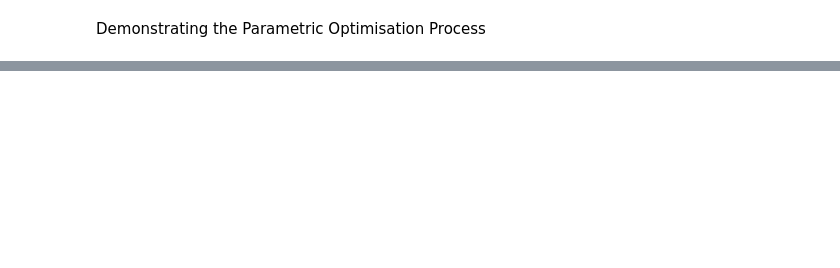
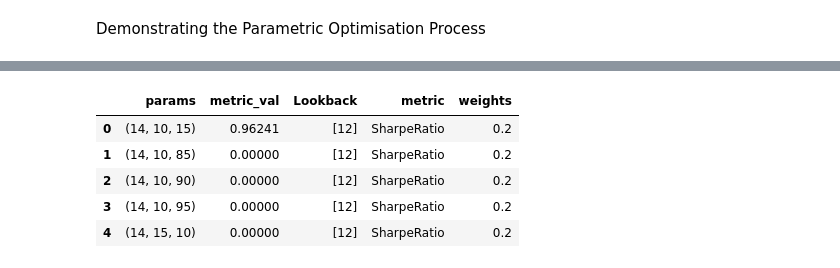
Before and after one commit to Suprabhash/AlgoTrading-IIMC, a Jupyter notebook: Backtest_Test.ipynb, the cells around one changed output, grey strips where cells are left out. Cells and saved outputs as stored; diff of their text form; code cells hidden in the pictures; blank space fills up the shorter version.

```diff
--- a/Backtest_Test.ipynb
+++ b/Backtest_Test.ipynb
@@ -85,0 +182,4 @@ Selecting best and mailing results
+# %%
+with open("Caches/^NSEI/D/RSI/weighted_strategies/Results_LP1_Recal12_NS5_Moutperformance.pkl", 'rb') as file:
+    weighted_strategies = pickle.load(file)
+weighted_strategies
@@ -85,0 +219,9 @@ Selecting best and mailing results
+# %%
+weighted_strategies[-1]["Strategies"]
+# %% [output]
+|  | params | metric_val | Lookback | metric | weights |
+| 0 | (14, 10, 15) | 0.96241 | [12] | SharpeRatio | 0.2 |
+| 1 | (14, 10, 85) | 0.00000 | [12] | SharpeRatio | 0.2 |
+| 2 | (14, 10, 90) | 0.00000 | [12] | SharpeRatio | 0.2 |
+| 3 | (14, 10, 95) | 0.00000 | [12] | SharpeRatio | 0.2 |
+| 4 | (14, 15, 10) | 0.00000 | [12] | SharpeRatio | 0.2 |
```
Also changed, not shown: parts of 9 cells of this notebook, 3 other files.
